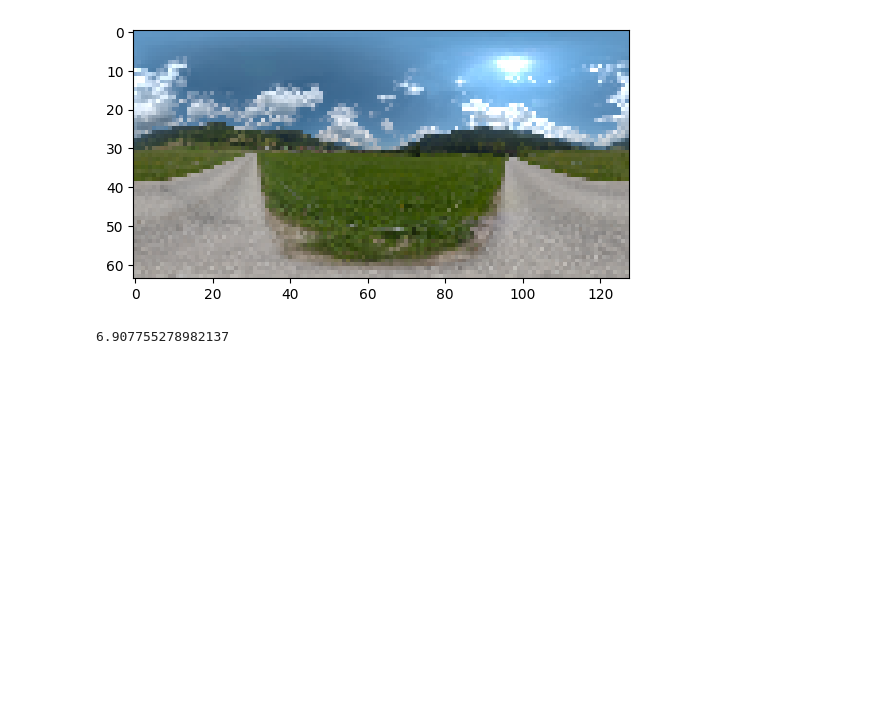
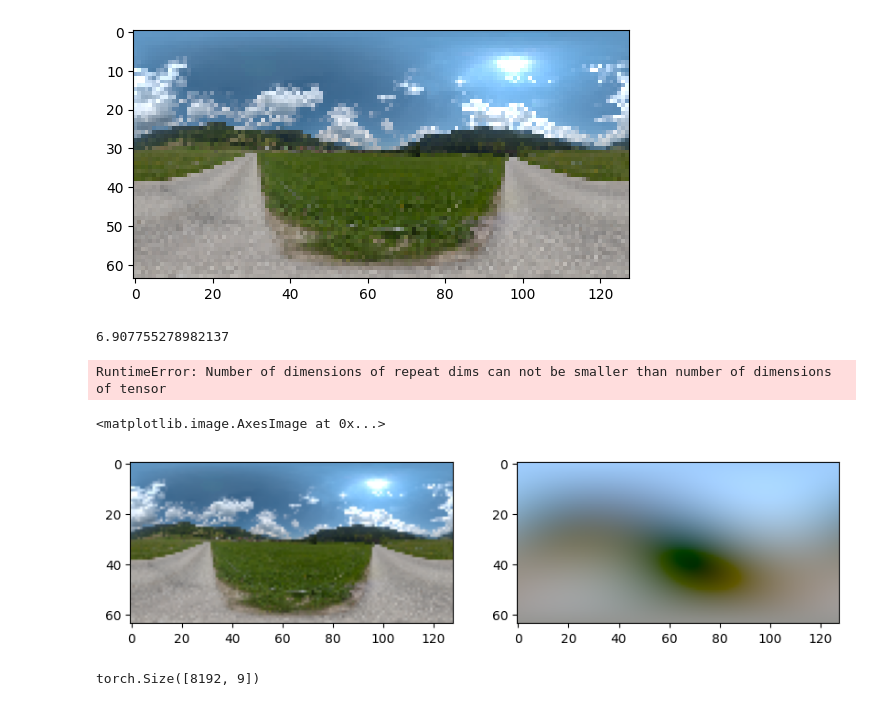
Before and after one commit to JADGardner/ns_reni, a Jupyter notebook: reni/notebooks/reni_tests.ipynb, the cells around one changed output. Drawn from its saved outputs; the diff is of its cells as text; code cells hidden in the pictures; blank space fills up the shorter version.

Commit message:
adding sh field

```diff
--- a/reni/notebooks/reni_tests.ipynb
+++ b/reni/notebooks/reni_tests.ipynb
@@ -176,3 +175,34 @@ Dynamic range of img: 2090382.25
 print(np.log(1000))
 # %% [output]
 6.907755278982137
+# %%
+from reni.illumination_fields.sh_illumination_field import getCoefficientsFromImage, shReconstructSignal, shEvaluate
+import imageio
+from reni.utils.colourspace import linear_to_sRGB
+from pathlib import Path
+import numpy as np
+import matplotlib.pyplot as plt
+import torch
+
+# get all file in /workspace/data/RENI_HDR/test ending in .exr
+image_filenames = sorted(Path('/workspace/data/RENI_HDR/test').glob('*.exr'))
+image_filename = image_filenames[0]
+image = imageio.imread(image_filename).astype("float32")
+# make any inf values equal to max non inf
+image[image == np.inf] = np.nanmax(image[image != np.inf])
+# make any values less than zero equal to min non negative
+image[image <= 0] = np.nanmin(image[image > 0])
+# %%
+ibl_coeffs = getCoefficientsFromImage(torch.from_numpy(image).to('cpu'), 2, device='cpu')
+# %% [output]
+RuntimeError: Number of dimensions of repeat dims can not be smaller than number of dimensions of tensor
+# %%
+sh_radiance_map = shReconstructSignal(ibl_coeffs, width=image.shape[1], device='cpu')
+
+# plot image and sh radiance map
+fig, axs = plt.subplots(1, 2, figsize=(10, 5))
+axs[0].imshow(linear_to_sRGB(torch.from_numpy(image)).numpy())
+axs[1].imshow(linear_to_sRGB(sh_radiance_map).cpu().detach().numpy())
+# %% [output]
+<matplotlib.image.AxesImage at 0x...>
+[figure, added]
@@ -178,0 +225,4 @@ print(np.log(1000))
+# %%
+sh_basis_matrix.shape
+# %% [output]
+torch.Size([8192, 9])
```
Also changed, not shown: parts of 4 cells of this notebook, 6 other files.
